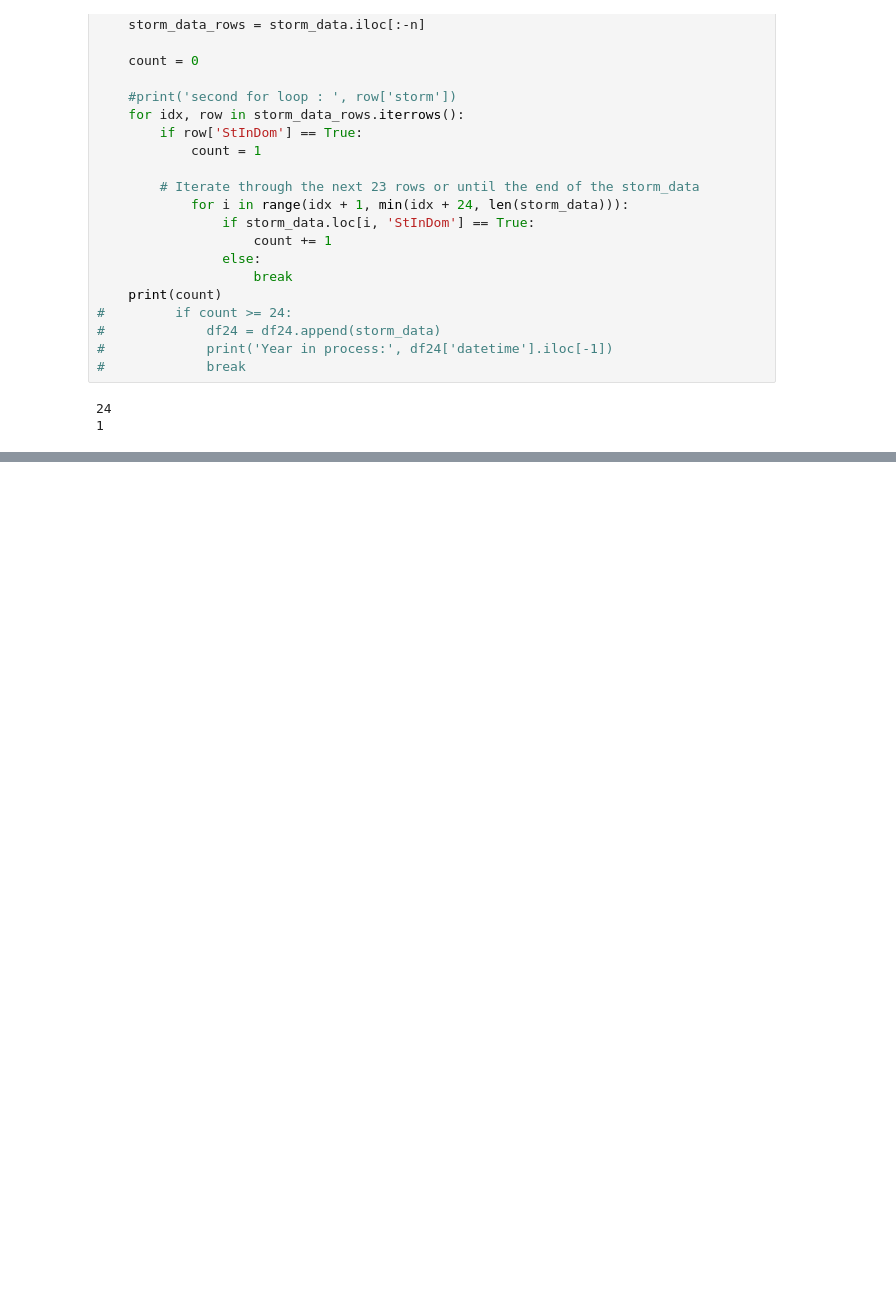
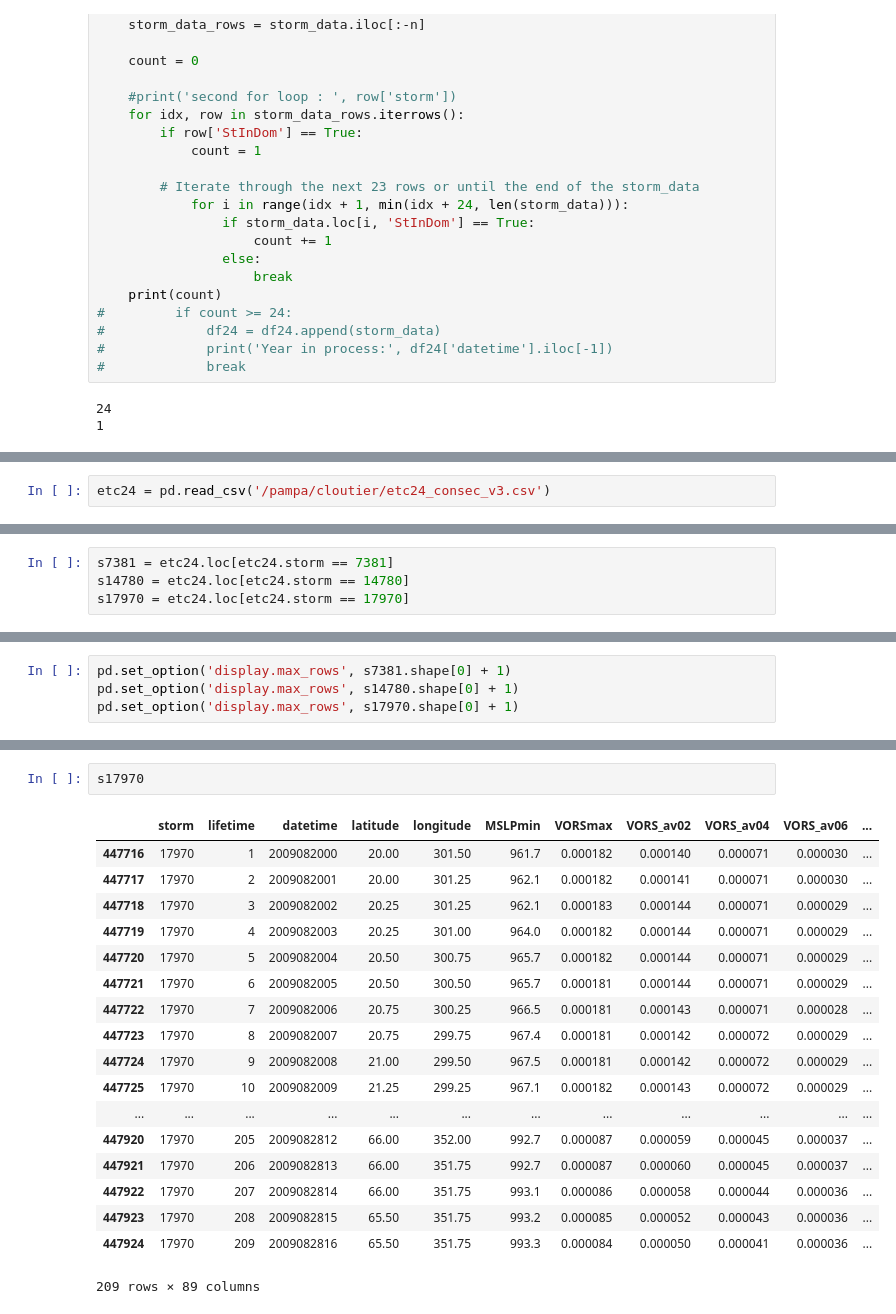
Before and after one commit to maxinecloutierg/ERA5_Storm_Track, a Jupyter notebook: jupyter/etc24_v2.ipynb, the cells around one changed output, grey strips where cells are left out. Saved outputs shown, nothing was run; the diff lists cells and outputs as text; blank space fills up the shorter version.

```diff
--- a/jupyter/etc24_v2.ipynb
+++ b/jupyter/etc24_v2.ipynb
@@ -623,0 +608,2 @@ Year in process: 1979010218
+# %%
+etc24 = pd.read_csv('/pampa/cloutier/etc24_consec_v3.csv')
@@ -623,0 +651,4 @@ Year in process: 1979010218
+# %%
+s7381 = etc24.loc[etc24.storm == 7381]
+s14780 = etc24.loc[etc24.storm == 14780]
+s17970 = etc24.loc[etc24.storm == 17970]
@@ -623,0 +663,4 @@ Year in process: 1979010218
+# %%
+pd.set_option('display.max_rows', s7381.shape[0] + 1)
+pd.set_option('display.max_rows', s14780.shape[0] + 1)
+pd.set_option('display.max_rows', s17970.shape[0] + 1)
@@ -623,0 +687,21 @@ Year in process: 1979010218
+# %%
+s17970
+# %% [output]
+|  | storm | lifetime | datetime | latitude | longitude | MSLPmin | VORSmax | VORS_av02 | VORS_av04 | VORS_av06 | ... |
+| 447716 | 17970 | 1 | 2009082000 | 20.00 | 301.50 | 961.7 | 0.000182 | 0.000140 | 0.000071 | 0.000030 | ... |
+| 447717 | 17970 | 2 | 2009082001 | 20.00 | 301.25 | 962.1 | 0.000182 | 0.000141 | 0.000071 | 0.000030 | ... |
+| 447718 | 17970 | 3 | 2009082002 | 20.25 | 301.25 | 962.1 | 0.000183 | 0.000144 | 0.000071 | 0.000029 | ... |
+| 447719 | 17970 | 4 | 2009082003 | 20.25 | 301.00 | 964.0 | 0.000182 | 0.000144 | 0.000071 | 0.000029 | ... |
+| 447720 | 17970 | 5 | 2009082004 | 20.50 | 300.75 | 965.7 | 0.000182 | 0.000144 | 0.000071 | 0.000029 | ... |
+| 447721 | 17970 | 6 | 2009082005 | 20.50 | 300.50 | 965.7 | 0.000181 | 0.000144 | 0.000071 | 0.000029 | ... |
+| 447722 | 17970 | 7 | 2009082006 | 20.75 | 300.25 | 966.5 | 0.000181 | 0.000143 | 0.000071 | 0.000028 | ... |
+| 447723 | 17970 | 8 | 2009082007 | 20.75 | 299.75 | 967.4 | 0.000181 | 0.000142 | 0.000072 | 0.000029 | ... |
+| 447724 | 17970 | 9 | 2009082008 | 21.00 | 299.50 | 967.5 | 0.000181 | 0.000142 | 0.000072 | 0.000029 | ... |
+| 447725 | 17970 | 10 | 2009082009 | 21.25 | 299.25 | 967.1 | 0.000182 | 0.000143 | 0.000072 | 0.000029 | ... |
+| ... | ... | ... | ... | ... | ... | ... | ... | ... | ... | ... | ... |
+| 447920 | 17970 | 205 | 2009082812 | 66.00 | 352.00 | 992.7 | 0.000087 | 0.000059 | 0.000045 | 0.000037 | ... |
+| 447921 | 17970 | 206 | 2009082813 | 66.00 | 351.75 | 992.7 | 0.000087 | 0.000060 | 0.000045 | 0.000037 | ... |
+| 447922 | 17970 | 207 | 2009082814 | 66.00 | 351.75 | 993.1 | 0.000086 | 0.000058 | 0.000044 | 0.000036 | ... |
+| 447923 | 17970 | 208 | 2009082815 | 65.50 | 351.75 | 993.2 | 0.000085 | 0.000052 | 0.000043 | 0.000036 | ... |
+| 447924 | 17970 | 209 | 2009082816 | 65.50 | 351.75 | 993.3 | 0.000084 | 0.000050 | 0.000041 | 0.000036 | ... |
+209 rows × 89 columns
```
Also changed, not shown: parts of 11 cells of this notebook.
